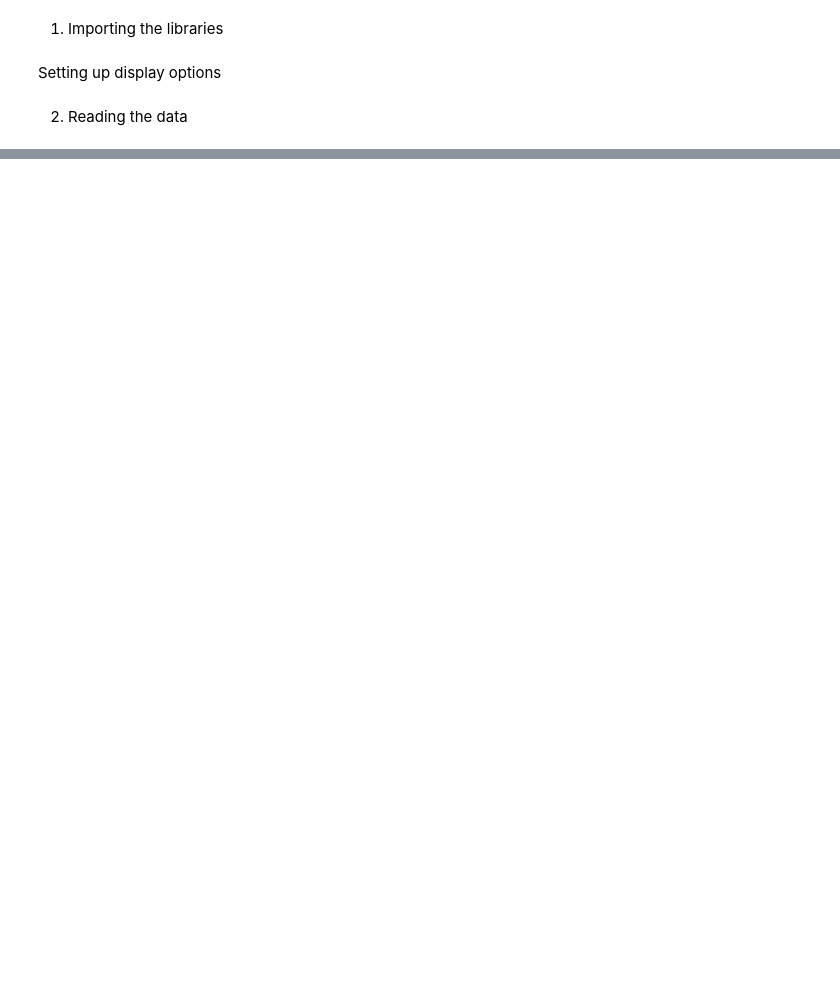
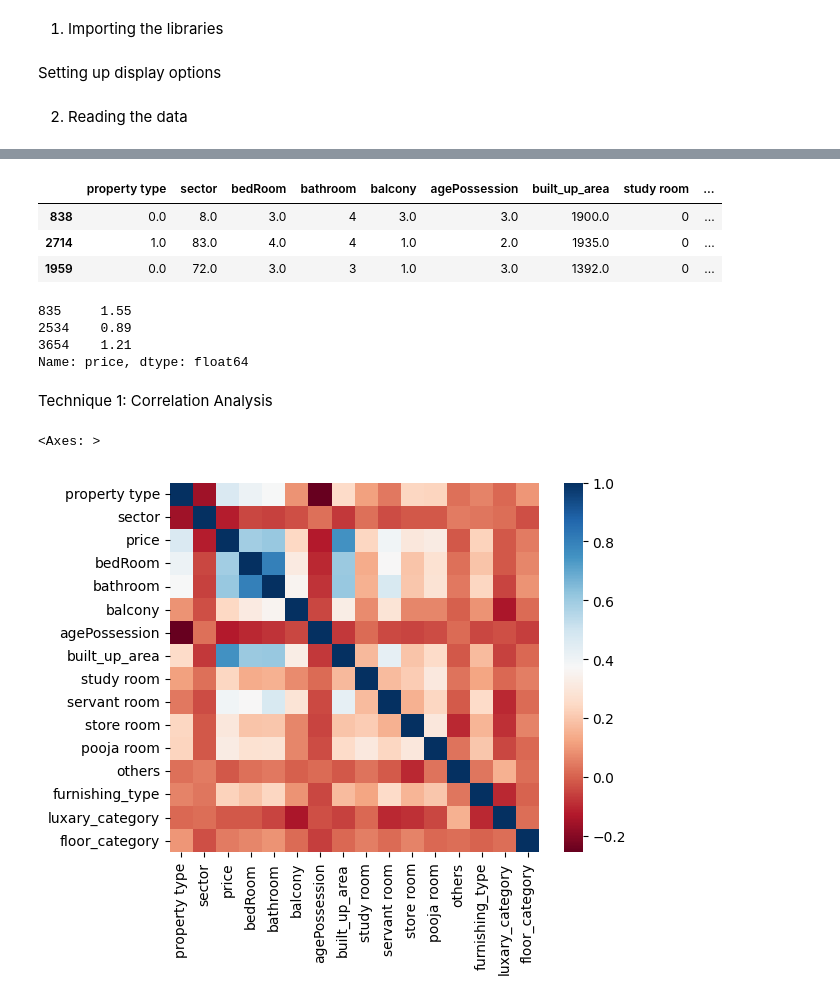
Before and after one commit to abhishek-saurav/real_estate_project, a Jupyter notebook: notebooks/feature_selection_engineering.ipynb, the cells around one changed output, grey strips where cells are left out. Cells and saved outputs as stored; diff of their text form; code cells hidden in the pictures; blank space fills up the shorter version.

Commit message:
baseline regression analysis complete

```diff
--- a/notebooks/feature_selection_engineering.ipynb
+++ b/notebooks/feature_selection_engineering.ipynb
@@ -29,0 +95,12 @@ data.sample(3)
+# %%
+def categorise_floor(floor):
+    if 0 <= floor <= 2:
+        return "Low Floor"
+    elif 3 <= floor <= 10:
+        return "Medium Floor"
+    elif floor >= 11:
+        return "High Floor"
+    else:
+        return None
+
+train_df['floor_category'] = train_df['floorNum'].apply(categorise_floor)
@@ -29,0 +109,2 @@ data.sample(3)
+# %%
+train_df.drop(columns = ["luxary_score", "floorNum"], inplace = True)
@@ -29,0 +120,16 @@ data.sample(3)
+# %%
+from sklearn.preprocessing import OrdinalEncoder
+
+# creating a copy of original data to encoded data
+
+data_label_encoded = train_df.copy()
+
+cat_cols = train_df.select_dtypes(include= "O").columns.to_list()
+
+for cols in cat_cols:
+    oe = OrdinalEncoder()
+    data_label_encoded[cols] = oe.fit_transform(data_label_encoded[[cols]])
+    print(oe.categories_)
+
+X_label = data_label_encoded.drop("price", axis = 1)
+y_label = data_label_encoded["price"]
@@ -29,0 +168,25 @@ data.sample(3)
+# %%
+X_label.sample(3)
+# %% [output]
+|  | property type | sector | bedRoom | bathroom | balcony | agePossession | built_up_area | study room | ... |
+| 838 | 0.0 | 8.0 | 3.0 | 4 | 3.0 | 3.0 | 1900.0 | 0 | ... |
+| 2714 | 1.0 | 83.0 | 4.0 | 4 | 1.0 | 2.0 | 1935.0 | 0 | ... |
+| 1959 | 0.0 | 72.0 | 3.0 | 3 | 1.0 | 3.0 | 1392.0 | 0 | ... |
+# %%
+y_label.sample(3)
+# %% [output]
+835     1.55
+2534    0.89
+3654    1.21
+Name: price, dtype: float64
+# %% [markdown]
+Technique 1: Correlation Analysis
+# %%
+sns.heatmap(
+    data_label_encoded.corr(numeric_only=True),
+    cmap = 'RdBu',
+    square= True
+)
+# %% [output]
+<Axes: >
+[figure, added]
```
Also changed, not shown: parts of 47 cells of this notebook, 8 other files.
